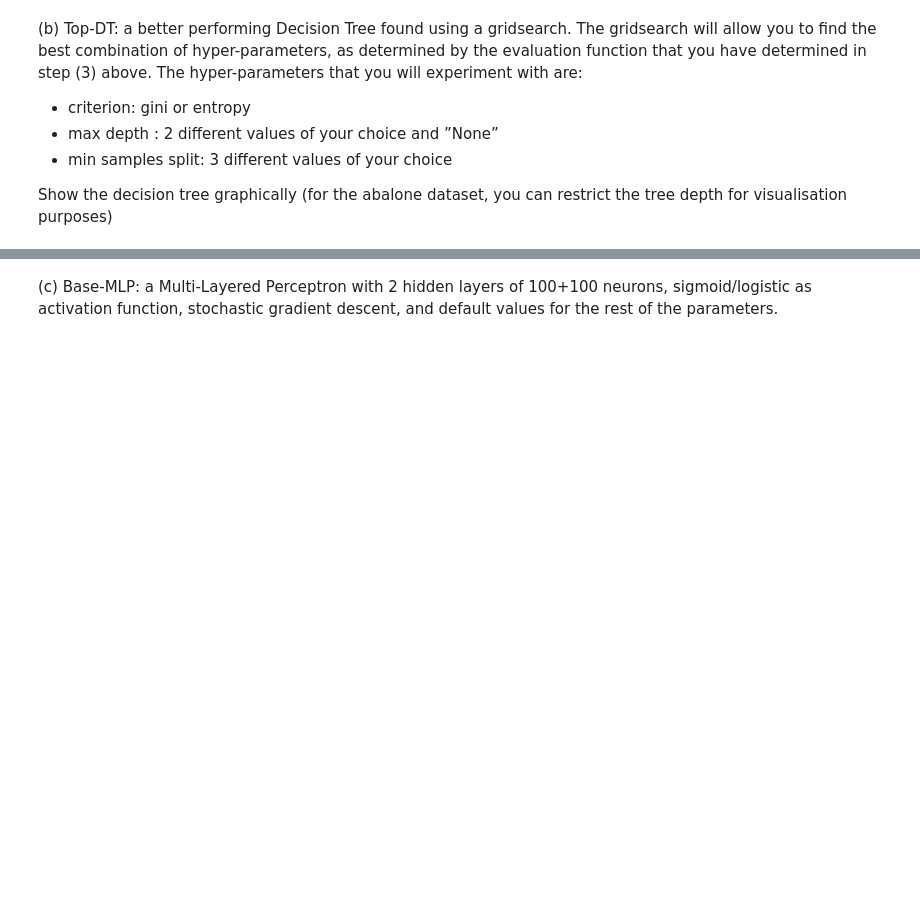
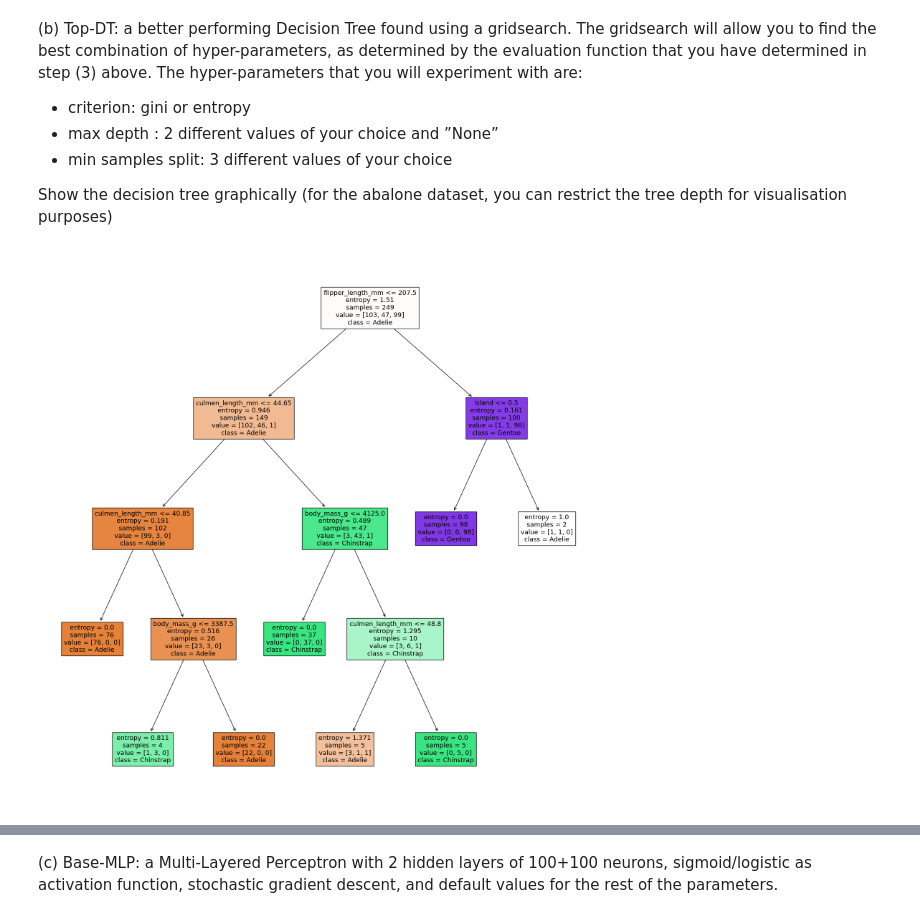
Before and after one commit to SephoraM/assignments_472, a Jupyter notebook: assignment_1.ipynb, the cells around one changed output, grey strips where cells are left out. Drawn from its saved outputs; the diff is of its cells as text; code cells hidden in the pictures; blank space fills up the shorter version.

```diff
--- a/assignment_1.ipynb
+++ b/assignment_1.ipynb
@@ -182,3 +196,25 @@ have determined in step (3) above. The hyper-parameters that you will experiment
 - min samples split: 3 different values of your choice
 
 Show the decision tree graphically (for the abalone dataset, you can restrict the tree depth for visualisation purposes)
+# %%
+def topDT(X, y):
+    '''
+    Takes the X and y train sets and defines a dictionary of parameters for hyperparameter tuning.
+    Creates a decision tree and then uses cross validation with a grid search over the given parameters to deterime the best parameters.
+    Returns the model with the best parameters as well as the parameters for later logging
+    '''
+    param_grid = {f'criterion':['gini', 'entropy'],
+                  f'max_depth':[5,8,None],
+                  f'min_samples_split': [2,4,6],}
+    model = tree.DecisionTreeClassifier()
+    gridSearch = GridSearchCV(model, param_grid=param_grid)
+    gridSearch.fit(X,y)
+
+    return gridSearch.best_estimator_, gridSearch.best_params_
+# %%
+# Top-DT for penguins
+model_top_dt1, top_dt1_params = topDT(X_train_pen,y_train_pen)  # get the optimized model and best params
+model_top_dt1.fit(X_train_pen, y_train_pen) # fitting on the whole dataset (including what was used for the validation set)
+plotDT(model_top_dt1, feature_names=list(X_train_pen.columns), class_names=['Adelie', 'Chinstrap', 'Gentoo'], filename="topDT_penguins.png")
+# %% [output]
+[figure, added]
```
Also changed, not shown: parts of 18 cells of this notebook, 9 other files.
